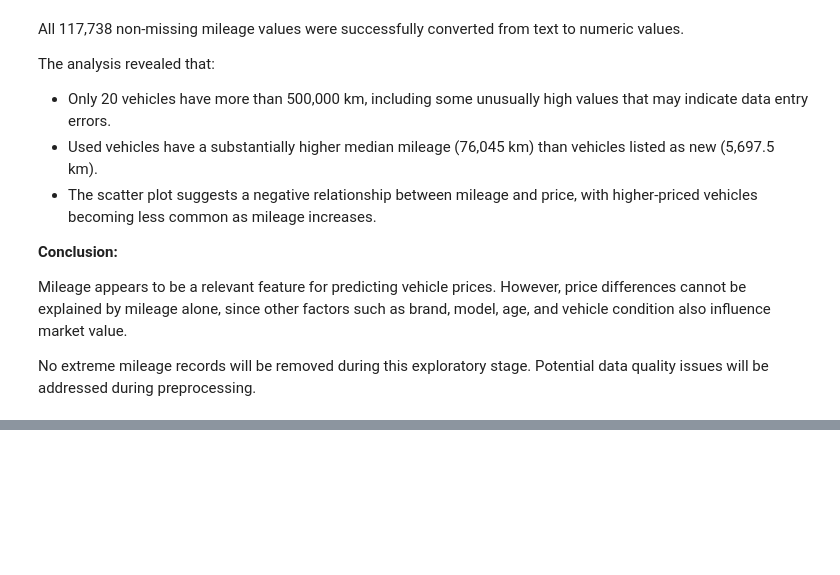
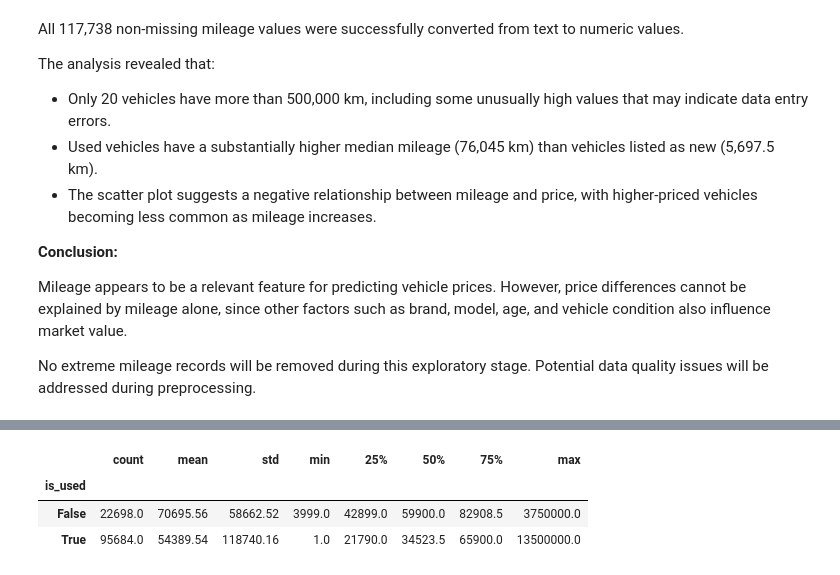
Before and after one commit to FranciscoVieira10/car-price-prediction, a Jupyter notebook: notebooks/01_exploratory_analysis.ipynb, the cells around one changed output, grey strips where cells are left out. Drawn from its saved outputs; the diff is of its cells as text; code cells hidden in the pictures; blank space fills up the shorter version.

```diff
--- a/notebooks/01_exploratory_analysis.ipynb
+++ b/notebooks/01_exploratory_analysis.ipynb
@@ -415,0 +422,7 @@ No extreme mileage records will be removed during this exploratory stage. Potent
+# %%
+df.groupby("is_used")["price"].describe().round(2)
+# %% [output]
+|  | count | mean | std | min | 25% | 50% | 75% | max |
+| is_used |  |  |  |  |  |  |  |  |
+| False | 22698.0 | 70695.56 | 58662.52 | 3999.0 | 42899.0 | 59900.0 | 82908.5 | 3750000.0 |
+| True | 95684.0 | 54389.54 | 118740.16 | 1.0 | 21790.0 | 34523.5 | 65900.0 | 13500000.0 |
```
Also changed, not shown: parts of 13 cells of this notebook.
